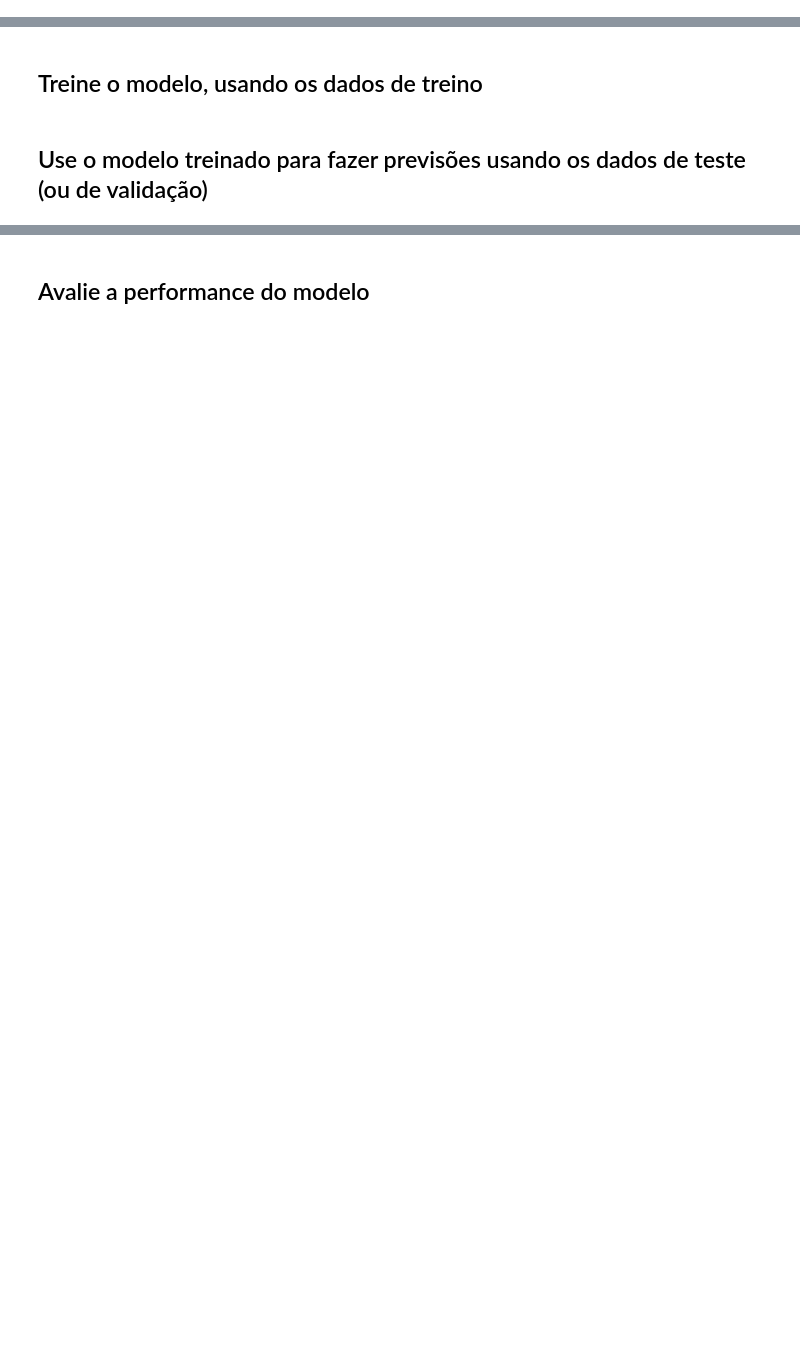
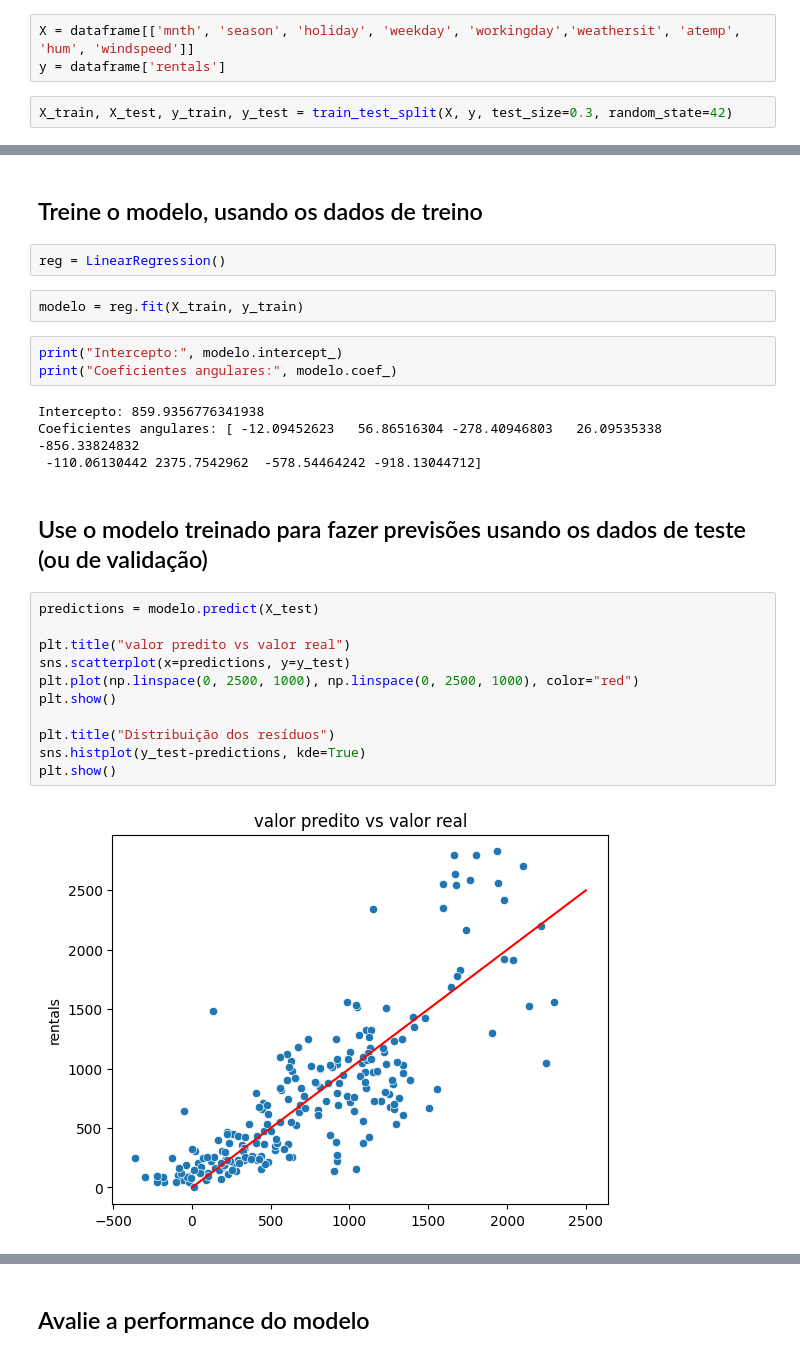
Before and after one commit to PeterRibs/bike_rental_analysis, a Jupyter notebook: Bike_Rental_Analysis.ipynb, the cells around one changed output, grey strips where cells are left out. Drawn from its saved outputs; the diff is of its cells as text; blank space fills up the shorter version.

```diff
--- a/Bike_Rental_Analysis.ipynb
+++ b/Bike_Rental_Analysis.ipynb
@@ -202,0 +213,5 @@ sns.histplot(data=dataframe, x='Log_rentals')
+# %%
+X = dataframe[['mnth', 'season', 'holiday', 'weekday', 'workingday','weathersit', 'atemp', 'hum', 'windspeed']]
+y = dataframe['rentals']
+# %%
+X_train, X_test, y_train, y_test = train_test_split(X, y, test_size=0.3, random_state=42)
@@ -203,4 +248,28 @@ sns.histplot(data=dataframe, x='Log_rentals')
 # %% [markdown]
 ## Treine o modelo, usando os dados de treino
+# %%
+reg = LinearRegression()
+# %%
+modelo = reg.fit(X_train, y_train)
+# %%
+print("Intercepto:", modelo.intercept_)
+print("Coeficientes angulares:", modelo.coef_)
+# %% [output]
+Intercepto: 859.9356776341938
+Coeficientes angulares: [ -12.09452623   56.86516304 -278.40946803   26.09535338 -856.33824832
+ -110.06130442 2375.7542962  -578.54464242 -918.13044712]
 # %% [markdown]
 ## Use o modelo treinado para fazer previsões usando os dados de teste (ou de validação)
+# %%
+predictions = modelo.predict(X_test)
+
+plt.title("valor predito vs valor real")
+sns.scatterplot(x=predictions, y=y_test)
+plt.plot(np.linspace(0, 2500, 1000), np.linspace(0, 2500, 1000), color="red")
+plt.show()
+
+plt.title("Distribuição dos resíduos")
+sns.histplot(y_test-predictions, kde=True)
+plt.show()
+# %% [output]
+[figure, added]
```
Also changed, not shown: parts of 12 cells of this notebook.
